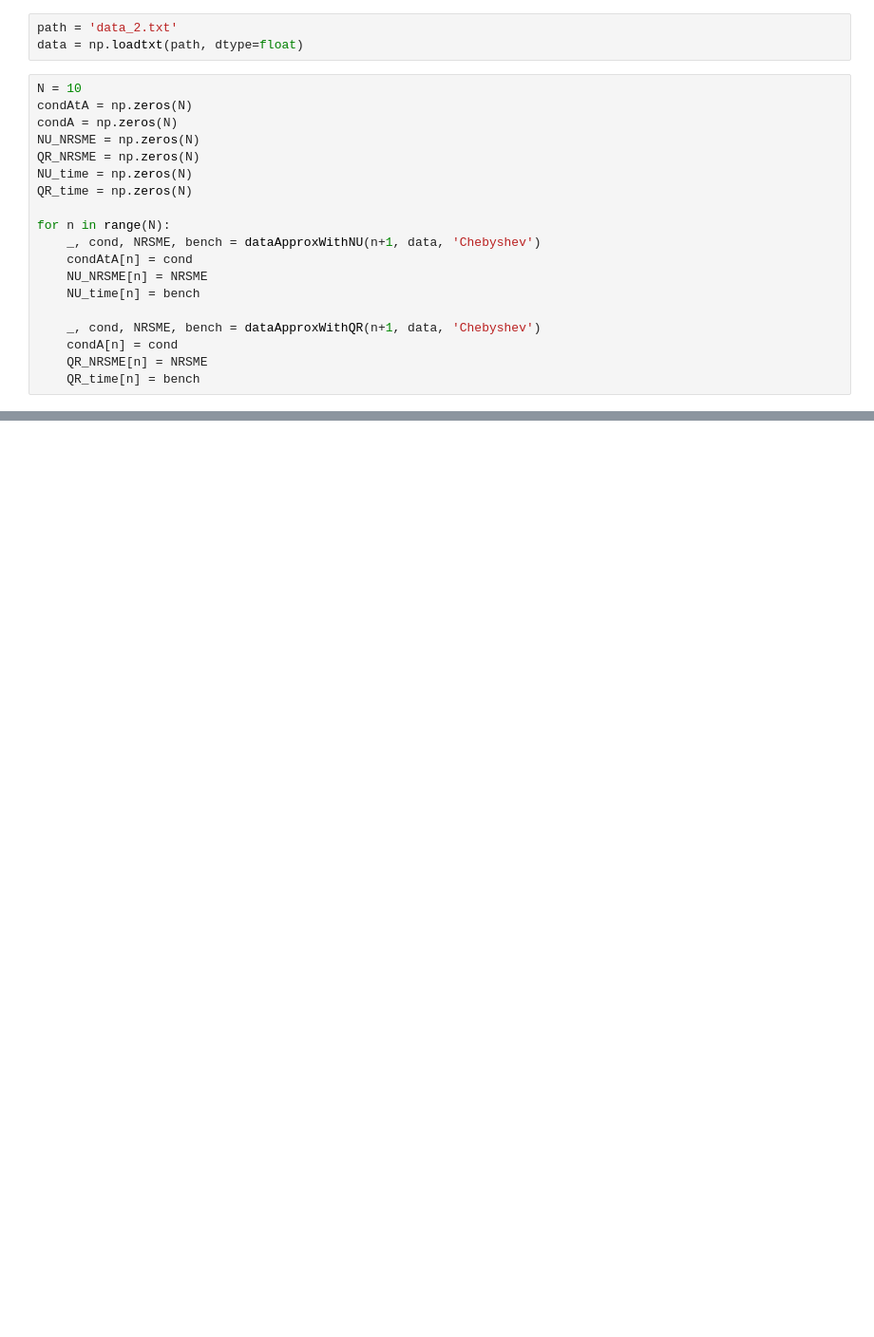
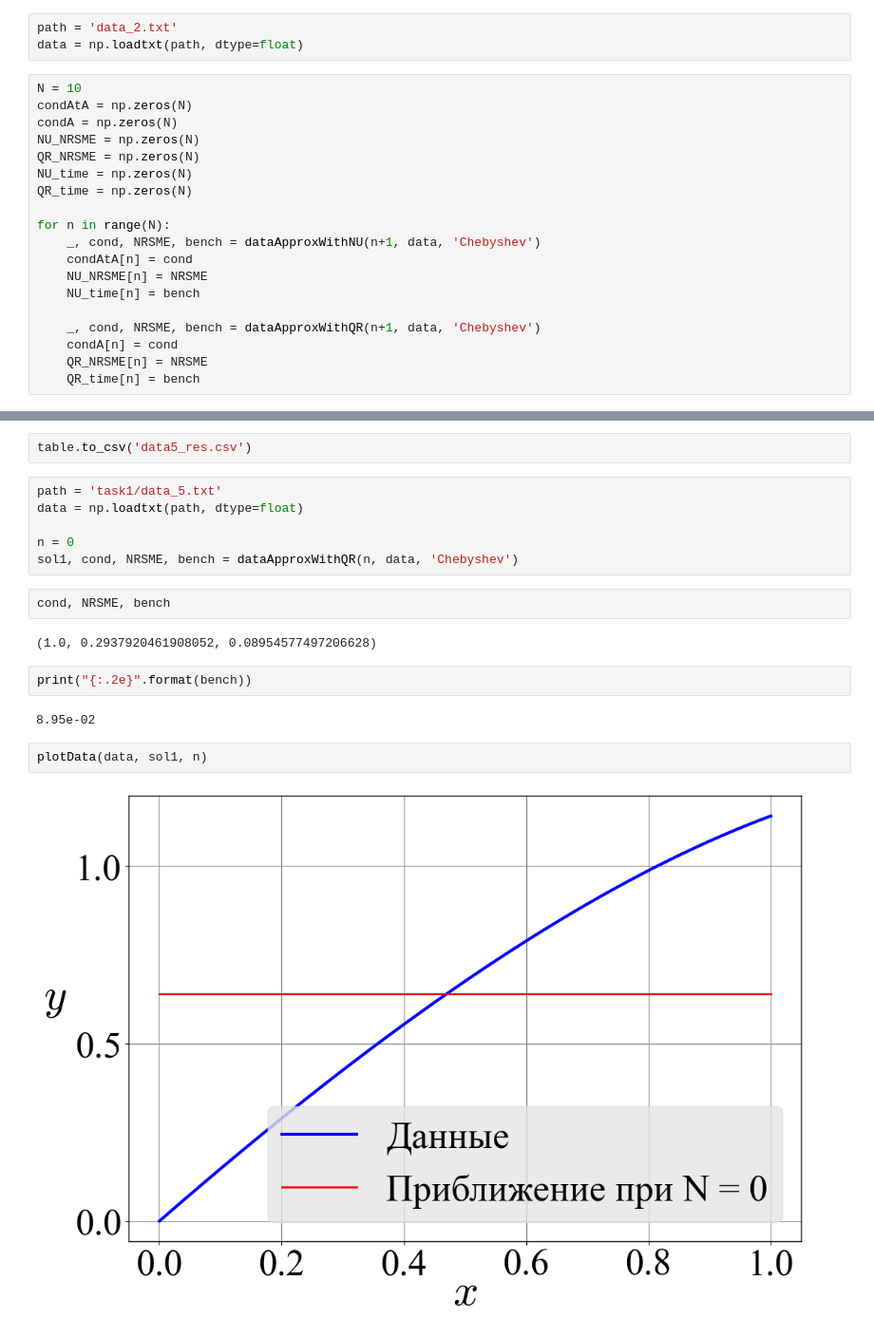
Before and after one commit to DilshodN/MMCM, a Jupyter notebook: task1/task1.ipynb, the cells around one changed output, grey strips where cells are left out. Shown at 95% size. Cells and saved outputs as stored; diff of their text form; blank space fills up the shorter version.

Commit message:
task1 done

```diff
--- a/task1/task1.ipynb
+++ b/task1/task1.ipynb
@@ -171,0 +223,20 @@ array([0.0114233 , 0.00067195, 0.00066935, 0.00066629, 0.00044069,
+# %%
+table.to_csv('data5_res.csv')
+# %%
+path = 'task1/data_5.txt'
+data = np.loadtxt(path, dtype=float)
+
+n = 0
+sol1, cond, NRSME, bench = dataApproxWithQR(n, data, 'Chebyshev')
+# %%
+cond, NRSME, bench
+# %% [output]
+(1.0, 0.2937920461908052, 0.08954577497206628)
+# %%
+print("{:.2e}".format(bench))
+# %% [output]
+8.95e-02
+# %%
+plotData(data, sol1, n)
+# %% [output]
+[figure, added]
```
Also changed, not shown: parts of 23 cells of this notebook, 2 other files.
